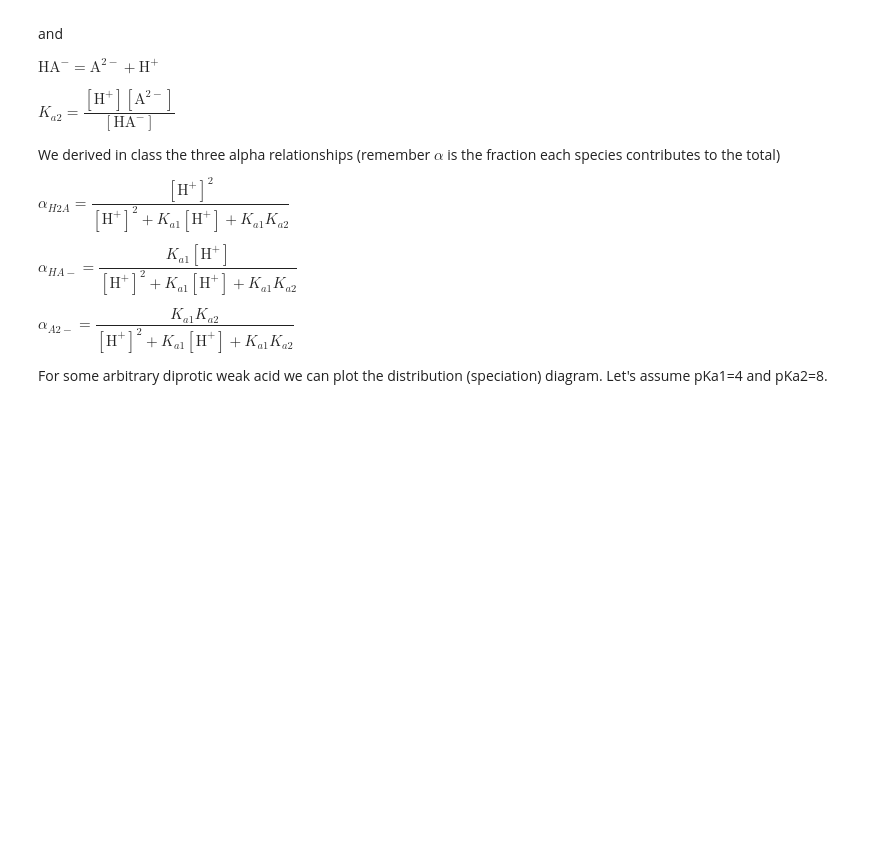
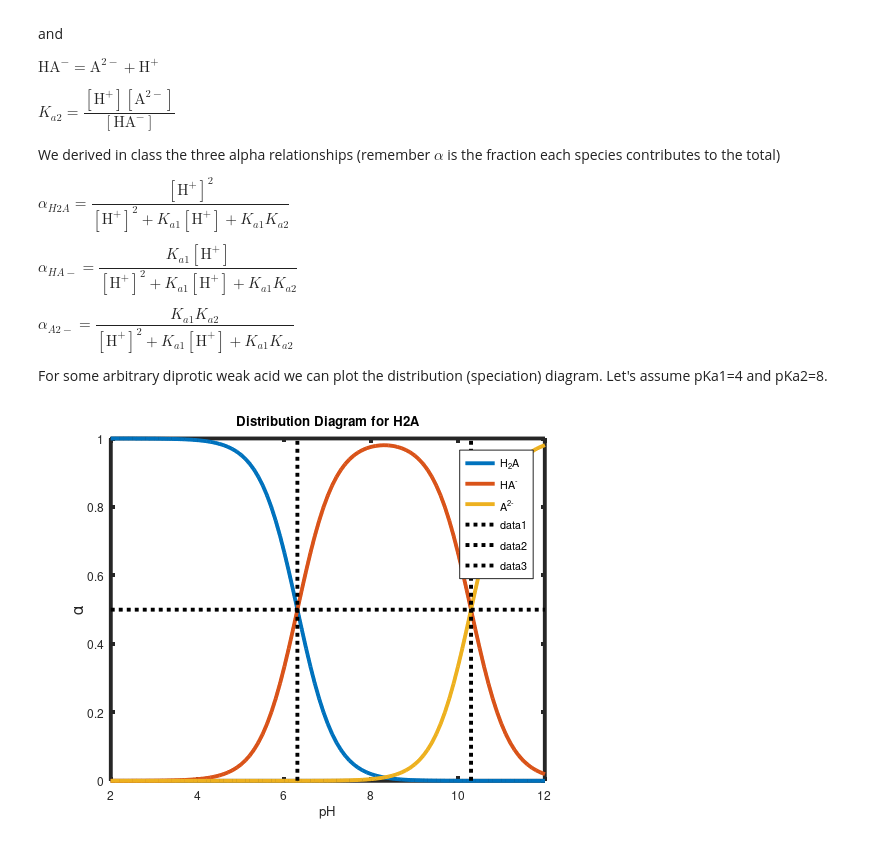
Before and after one commit to skotssd/XOctaveCH234, a Jupyter notebook: alpha_diprotic_acid.ipynb, the cells around one changed output. Cells and saved outputs as stored; diff of their text form; code cells hidden in the pictures; blank space fills up the shorter version.

```diff
--- a/alpha_diprotic_acid.ipynb
+++ b/alpha_diprotic_acid.ipynb
@@ -30,27 +30,26 @@ $\alpha_{A2-}=\dfrac{K_{a1}K_{a2}}{[\mathrm{H}^+]^2+K_{a1}[\mathrm{H^+}]+K_{a1}K
 
 For some arbitrary diprotic weak acid we can plot the distribution (speciation) diagram.  Let's assume pKa1=4 and pKa2=8.
 # %%
-%plot -f png
-pKa1 = input("Enter pKa1 value: ");
-pKa2 = input("Enter pKa2 value: ");
-%pKa1=6.3; pKa2=10.3;
+%pKa1 = input("Enter pKa1 value: ");
+%pKa2 = input("Enter pKa2 value: ");
+pKa1=6.3; pKa2=10.3;
 Ka1=10^-pKa1; Ka2=10^-pKa2;
 pH=2:0.1:12; H=10.^-pH;
 
 denominator=H.^2+Ka1*H+Ka1*Ka2;
 alphaH2A=(H.^2)./denominator;
 alphaHA=(Ka1*H)./denominator;
 alphaA=1-alphaH2A-alphaHA;
 
-plot(pH,alphaH2A,'linewidth',2,pH,alphaHA,'linewidth',2,pH,alphaA,'linewidth',2)
+plot(pH,alphaH2A,'linewidth',2,pH,alphaHA,'linewidth',2,pH,alphaA,'linewidth',2);
 set(gca,'fontsize',12,'linewidth',2)
 legend('H_2A','HA^-','A^{2-}')
 title('Distribution Diagram for H2A')
 xlabel('pH'); ylabel('\alpha','fontsize',16)
 
 hold on
 plot([pKa1 pKa1],[0 1],'k:','linewidth',2)
 plot([pKa2 pKa2],[0 1],'k:','linewidth',2)
 plot([2 12],[0.5 0.5],'k:','linewidth',2)
-
-set(gcf, 'Visible', 'on');
+# %% [output]
+[figure, added]
```
Also changed, not shown: parts of 1 cell of this notebook, 1 other file.
